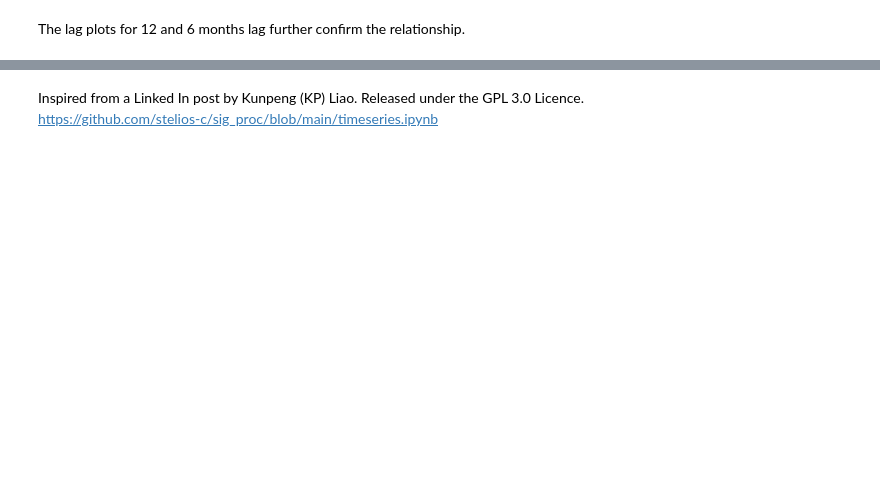
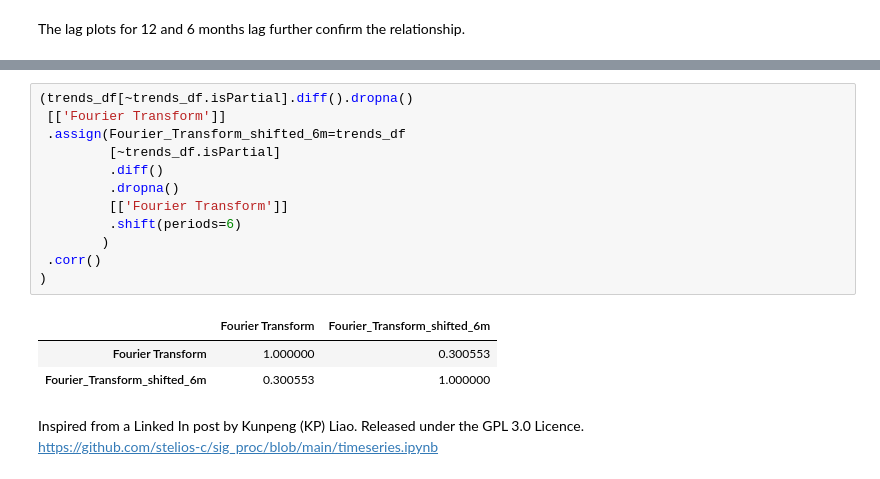
Before and after one commit to stelios-c/sig_proc, a Jupyter notebook: timeseries.ipynb, the cells around one changed output, grey strips where cells are left out. Saved outputs shown, nothing was run; the diff lists cells and outputs as text; blank space fills up the shorter version.

```diff
--- a/timeseries.ipynb
+++ b/timeseries.ipynb
@@ -69,3 +116,19 @@ pd.plotting.lag_plot(trends_df[~trends_df.isPartial].diff().dropna(),lag=6)
+# %%
+(trends_df[~trends_df.isPartial].diff().dropna()
+ [['Fourier Transform']]
+ .assign(Fourier_Transform_shifted_6m=trends_df
+         [~trends_df.isPartial]
+         .diff()
+         .dropna()
+         [['Fourier Transform']]
+         .shift(periods=6)
+        )
+ .corr()
+)
+# %% [output]
+|  | Fourier Transform | Fourier_Transform_shifted_6m |
+| Fourier Transform | 1.000000 | 0.300553 |
+| Fourier_Transform_shifted_6m | 0.300553 | 1.000000 |
 # %% [markdown]
 Inspired from a Linked In post by Kunpeng (KP) Liao. Released under the GPL 3.0 Licence.
 https://github.com/stelios-c/sig_proc/blob/main/timeseries.ipynb
```
Also changed, not shown: parts of 9 cells of this notebook.
